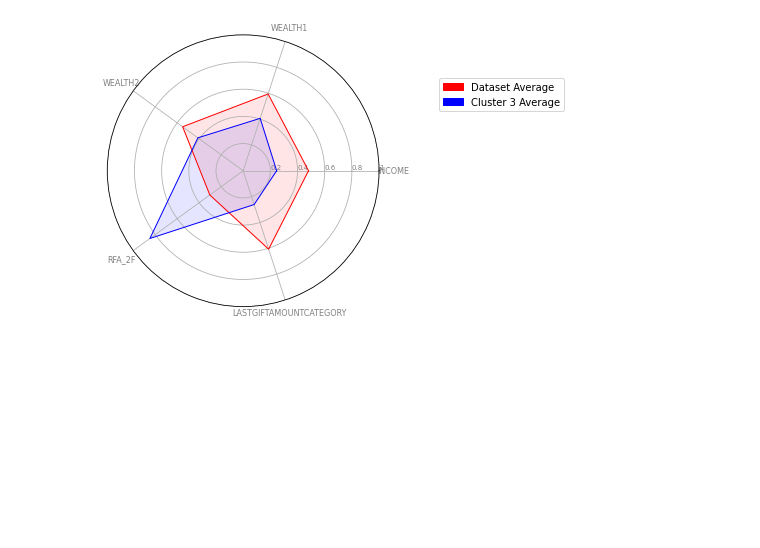
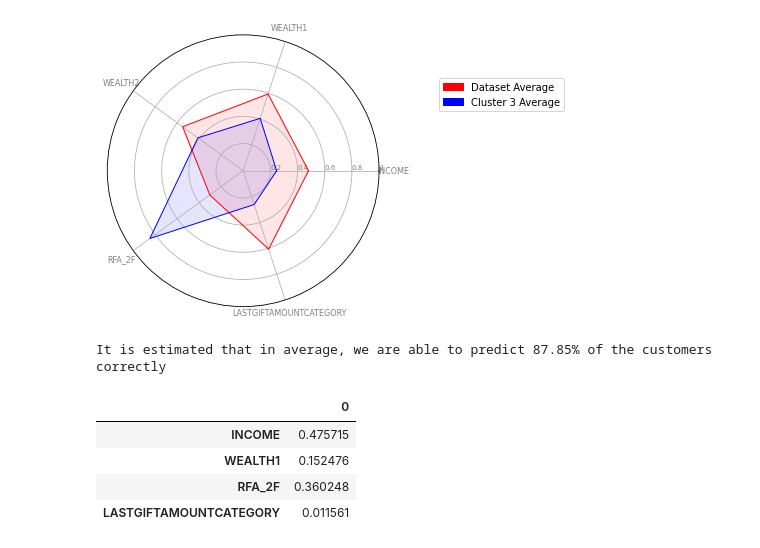
Before and after one commit to felipe-costa/MADS, a Jupyter notebook: Data Minning/Project_v2/5-ReProfilling_v1.0.ipynb, the cells around one changed output. Saved outputs shown, nothing was run; the diff lists cells and outputs as text; code cells hidden in the pictures; blank space fills up the shorter version.

Commit message:
Decision tree classifier

```diff
--- a/Data Minning/Project_v2/5-ReProfilling_v1.0.ipynb
+++ b/Data Minning/Project_v2/5-ReProfilling_v1.0.ipynb
@@ -326,3 +322,31 @@ Categorical Columns: 1
 [figure]
 [figure]
 [figure]
+# %%
+from sklearn.tree import DecisionTreeClassifier, export_graphviz
+from sklearn.model_selection import train_test_split
+import graphviz
+# Preparing the data
+X = df_fullLabeled.drop(columns=['Cluster'])
+y = df_fullLabeled.Cluster
+
+# Splitting the data
+X_train, X_test, y_train, y_test = train_test_split(
+    X, y, test_size=0.2, random_state=42
+)
+
+# Fitting the decision tree
+dt = DecisionTreeClassifier(random_state=42, max_depth=3)
+dt.fit(X_train, y_train)
+print("It is estimated that in average, we are able to predict {0:.2f}% of the customers correctly".format(dt.score(X_test, y_test)*100))
+# %% [output]
+It is estimated that in average, we are able to predict 87.85% of the customers correctly
+# %%
+# Assessing feature importance
+pd.DataFrame(dt.feature_importances_, index=X_train.columns)
+# %% [output]
+|  | 0 |
+| INCOME | 0.475715 |
+| WEALTH1 | 0.152476 |
+| RFA_2F | 0.360248 |
+| LASTGIFTAMOUNTCATEGORY | 0.011561 |
```
Also changed, not shown: parts of 3 cells of this notebook, 1 other file.
